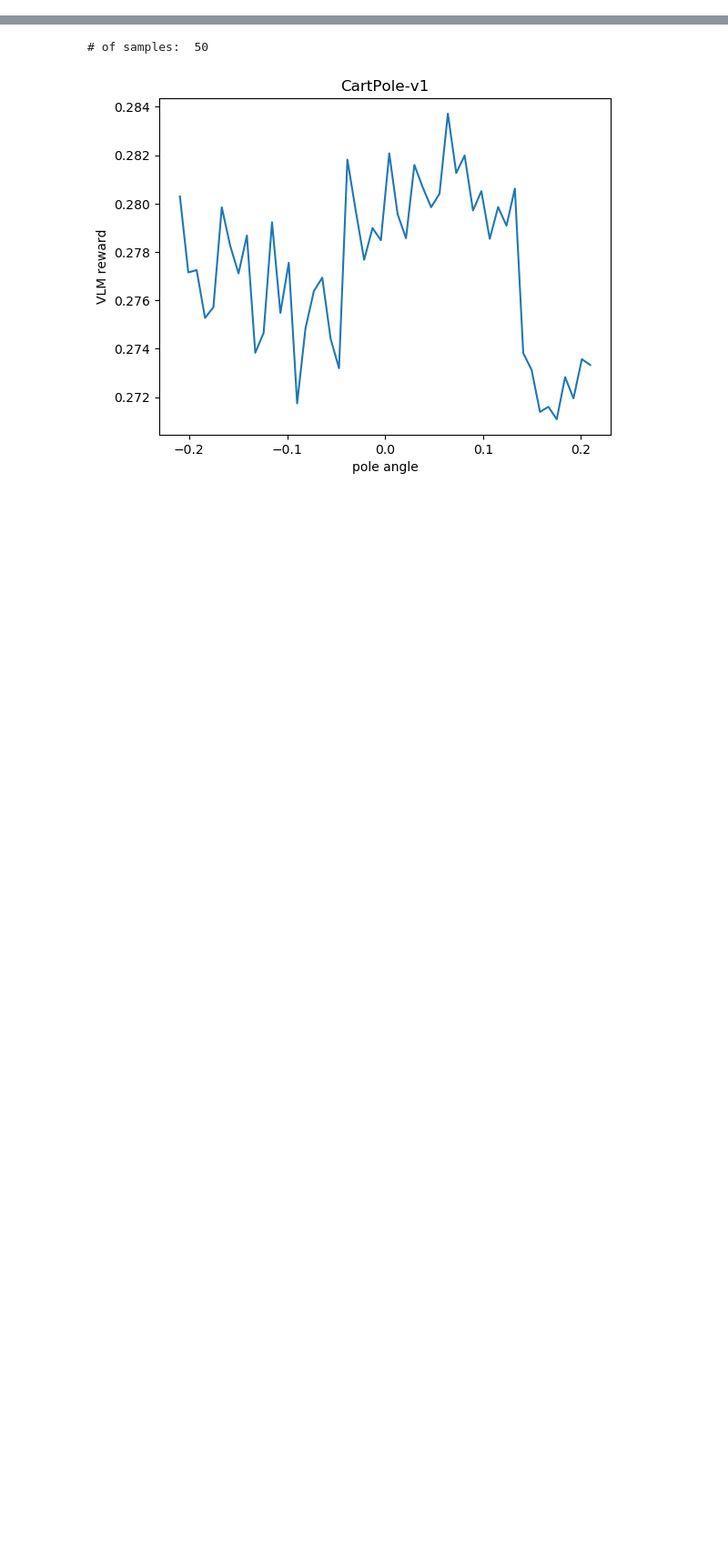
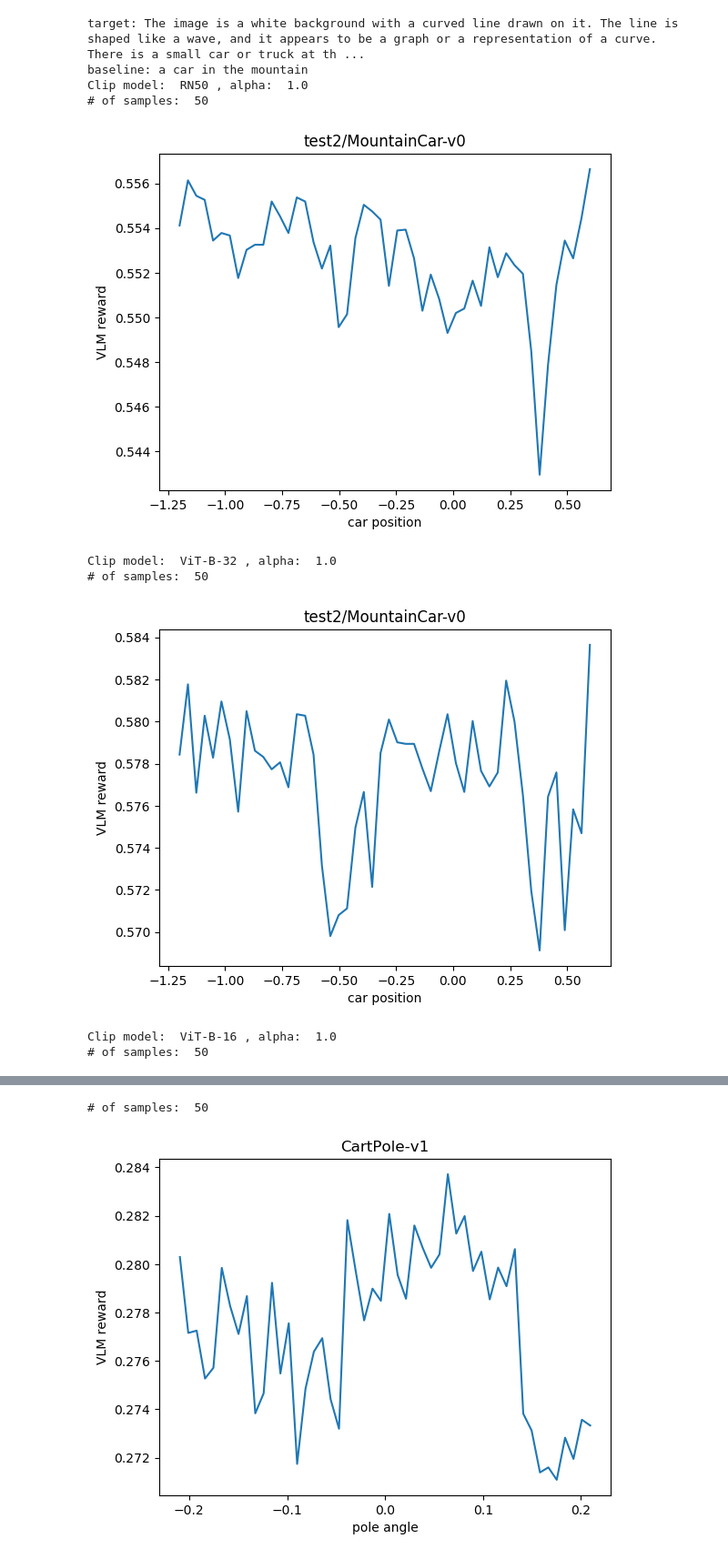
Before and after one commit to quantumiracle/human_prior_games, a Jupyter notebook: openai_gym/render_vlm_reward_full.ipynb, the cells around one changed output, grey strips where cells are left out. Shown at 91% size. Saved outputs shown, nothing was run; the diff lists cells and outputs as text; code cells hidden in the pictures; blank space fills up the shorter version.

```diff
--- a/openai_gym/render_vlm_reward_full.ipynb
+++ b/openai_gym/render_vlm_reward_full.ipynb
@@ -114,0 +252,29 @@ for clip_model in clip_model_list:
+# %%
+# enumerate all results
+env='MountainCar-v0'
+alpha=1.0
+save_folder = 'test2'
+
+
+# print prompt
+with open(f"{save_folder}/{env}_prompt.txt", "r") as file:
+    # Write the first string followed by a newline character
+    print(file.read())
+
+
+for clip_model in clip_model_list:
+    path = f'{save_folder}/{env}_{clip_model}_alpha{alpha}_results.pkl'
+    print('Clip model: ', clip_model, ', alpha: ', alpha)
+    load_results(path, env=env, show_frame=False)
+    print('\n')
+# %% [output]
+target: The image is a white background with a curved line drawn on it. The line is shaped like a wave, and it appears to be a graph or a representation of a curve. There is a small car or truck at th ...
+baseline: a car in the mountain
+Clip model:  RN50 , alpha:  1.0
+# of samples:  50
+[figure, added]
+Clip model:  ViT-B-32 , alpha:  1.0
+# of samples:  50
+[figure, added]
+Clip model:  ViT-B-16 , alpha:  1.0
+# of samples:  50
```
Also changed, not shown: parts of 10 cells of this notebook.
